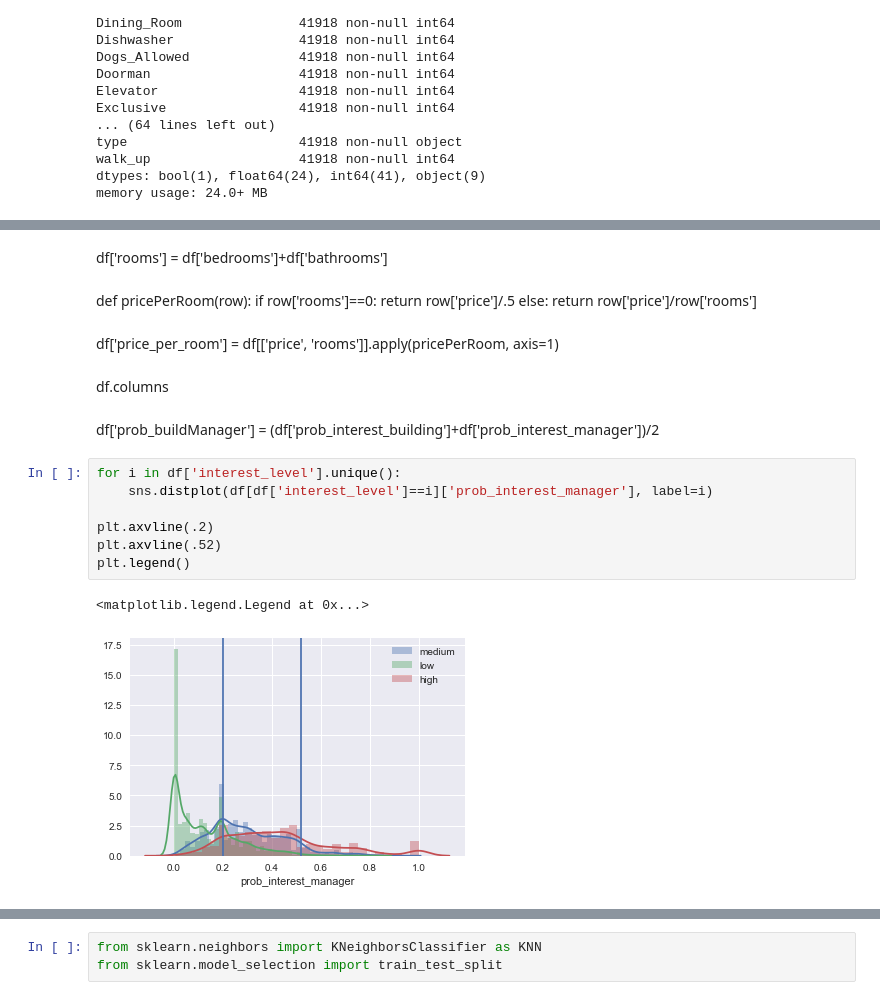
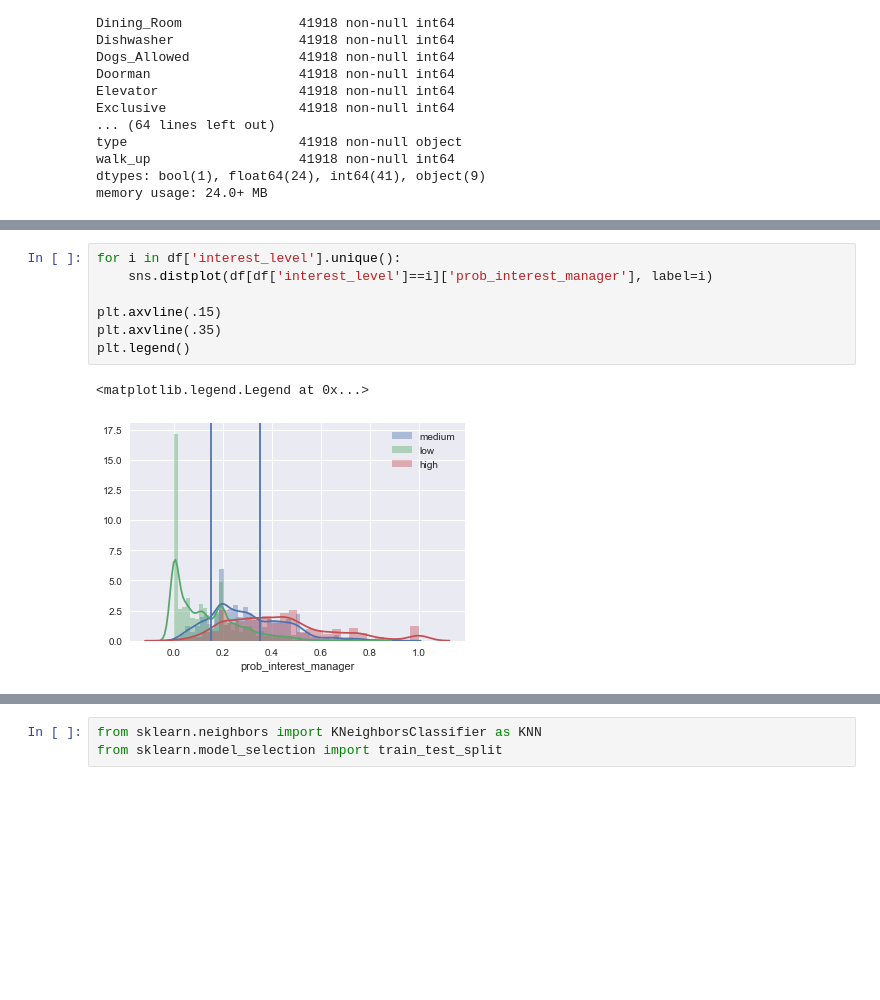
Before and after one commit to bfine9618/PredictingInterestLevel, a Jupyter notebook: Initial models/KNN & CV Logistic Reg.ipynb, the cells around one changed output, grey strips where cells are left out. Saved outputs shown, nothing was run; the diff lists cells and outputs as text; blank space fills up the shorter version.

```diff
--- a/Initial models/KNN & CV Logistic Reg.ipynb
+++ b/Initial models/KNN & CV Logistic Reg.ipynb
@@ -45,27 +29,13 @@ df = df.merge(buildingAvg, on=['building_id', 'manager_id'], how='left')
-# %% [markdown]
-df['rooms'] = df['bedrooms']+df['bathrooms']
-# %% [markdown]
-def pricePerRoom(row):
-    if row['rooms']==0:
-        return row['price']/.5
-    else:
-        return row['price']/row['rooms']
-# %% [markdown]
-df['price_per_room'] = df[['price', 'rooms']].apply(pricePerRoom, axis=1)
-# %% [markdown]
-df.columns
-# %% [markdown]
-df['prob_buildManager'] = (df['prob_interest_building']+df['prob_interest_manager'])/2
 # %%
 for i in df['interest_level'].unique():
     sns.distplot(df[df['interest_level']==i]['prob_interest_manager'], label=i)
 
-plt.axvline(.2)
-plt.axvline(.52)
+plt.axvline(.15)
+plt.axvline(.35)
 plt.legend()
 # %% [output]
 <matplotlib.legend.Legend at 0x...>
-[figure, old version]
+[figure, new version]
 # %%
 for i in df['interest_level'].unique():
     sns.distplot(df[df['interest_level']==i]['prob_interest_building'], label=i)
```
Also changed, not shown: parts of 10 cells of this notebook, 12 other files.
